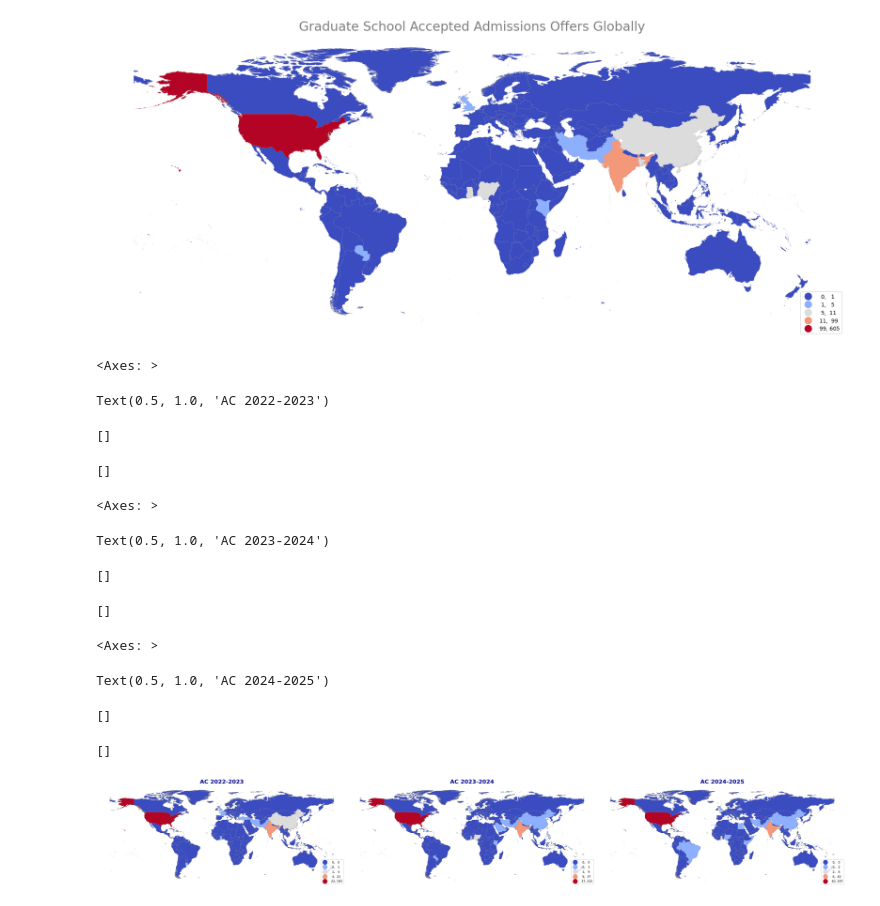
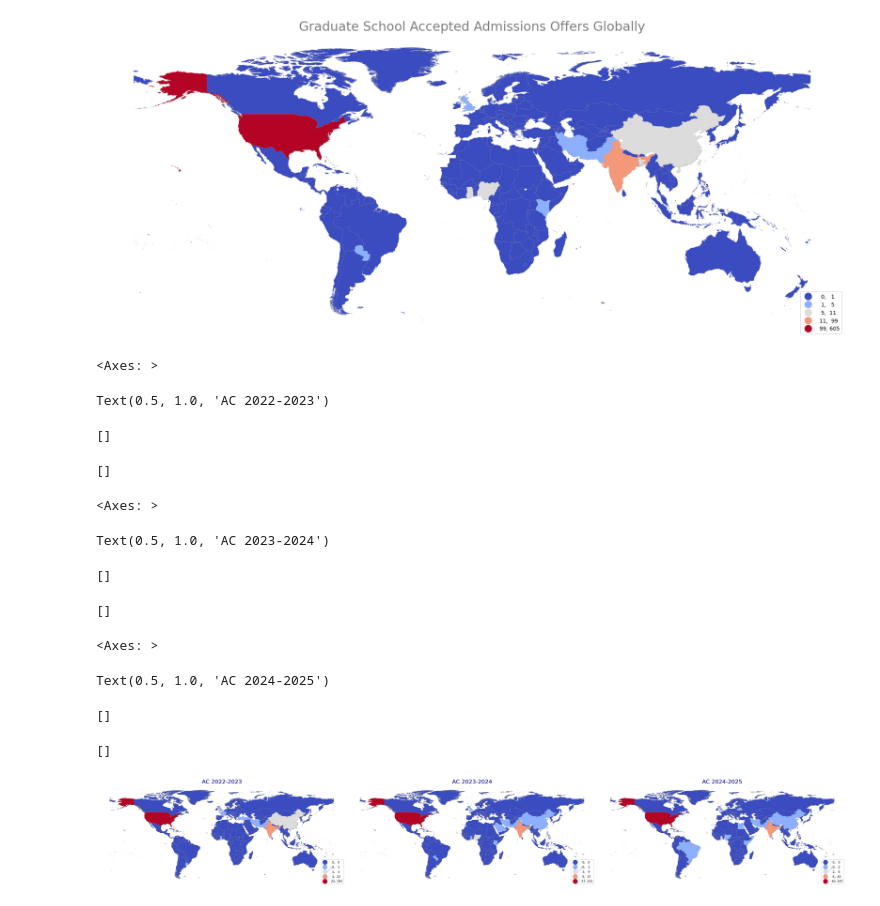
Before and after one commit to ewattudo/gis, a Jupyter notebook: PS2.ipynb, the cells around one changed output. Saved outputs shown, nothing was run; the diff lists cells and outputs as text; code cells hidden in the pictures.

Commit message:
Played with the colors and titles a little.

```diff
--- a/PS2.ipynb
+++ b/PS2.ipynb
@@ -229,7 +229,7 @@ WORLDACMAP.plot(ax=axs[0], column='2022-2023', legend=True, cmap='coolwarm', sch
                 edgecolor='grey', linewidth=0.2,
                 legend_kwds={"fmt": "{:,.0f}", 'loc': 'lower right', 'title_fontsize': 'medium',
                              'fontsize': 'small', 'markerscale': 1.4})
-axs[0].set_title("AC 2022-2023", fontsize=16, fontweight='bold', color='darkblue')
+axs[0].set_title("AC 2022-2023", fontsize=16, fontweight='light', color='darkblue')
 axs[0].set_xticks([])  # Remove x-axis ticks
 axs[0].set_yticks([])  # Remove y-axis ticks
 axs[0].spines['top'].set_visible(False)
@@ -242,39 +242,39 @@ WORLDACMAP.plot(ax=axs[1], column='2023-2024', legend=True, cmap='coolwarm', sch
                 edgecolor='grey', linewidth=0.2,
                 legend_kwds={"fmt": "{:,.0f}", 'loc': 'lower right', 'title_fontsize': 'medium',
                              'fontsize': 'small', 'markerscale': 1.4})
-axs[1].set_title("AC 2023-2024", fontsize=16, fontweight='bold', color='darkblue')
+axs[1].set_title("AC 2023-2024", fontsize=16, fontweight='light', color='darkblue')
 axs[1].set_xticks([])  # Remove x-axis ticks
 axs[1].set_yticks([])  # Remove y-axis ticks
 axs[1].spines['top'].set_visible(False)
 axs[1].spines['right'].set_visible(False)
 axs[1].spines['left'].set_visible(False)
 axs[1].spines['bottom'].set_visible(False)
 
 # Plot for 2024-2025
 WORLDACMAP.plot(ax=axs[2], column='2024-2025', legend=True, cmap='coolwarm', scheme='natural_breaks', k=5,
                 edgecolor='grey', linewidth=0.2,
                 legend_kwds={"fmt": "{:,.0f}", 'loc': 'lower right', 'title_fontsize': 'medium',
                              'fontsize': 'small', 'markerscale': 1.4})
-axs[2].set_title("AC 2024-2025", fontsize=16, fontweight='bold', color='darkblue')
+axs[2].set_title("AC 2024-2025", fontsize=16, fontweight='light', color='darkblue')
 axs[2].set_xticks([])  # Remove x-axis ticks
 axs[2].set_yticks([])  # Remove y-axis ticks
 axs[2].spines['top'].set_visible(False)
 axs[2].spines['right'].set_visible(False)
 axs[2].spines['left'].set_visible(False)
 axs[2].spines['bottom'].set_visible(False)
 
 plt.show()
 # %% [output]
 <Axes: >
 Text(0.5, 1.0, 'AC 2022-2023')
 []
 []
 <Axes: >
 Text(0.5, 1.0, 'AC 2023-2024')
 []
 []
 <Axes: >
 Text(0.5, 1.0, 'AC 2024-2025')
 []
 []
-[figure, old version]
+[figure, new version]
```
Also changed, not shown: parts of 1 cell of this notebook.
